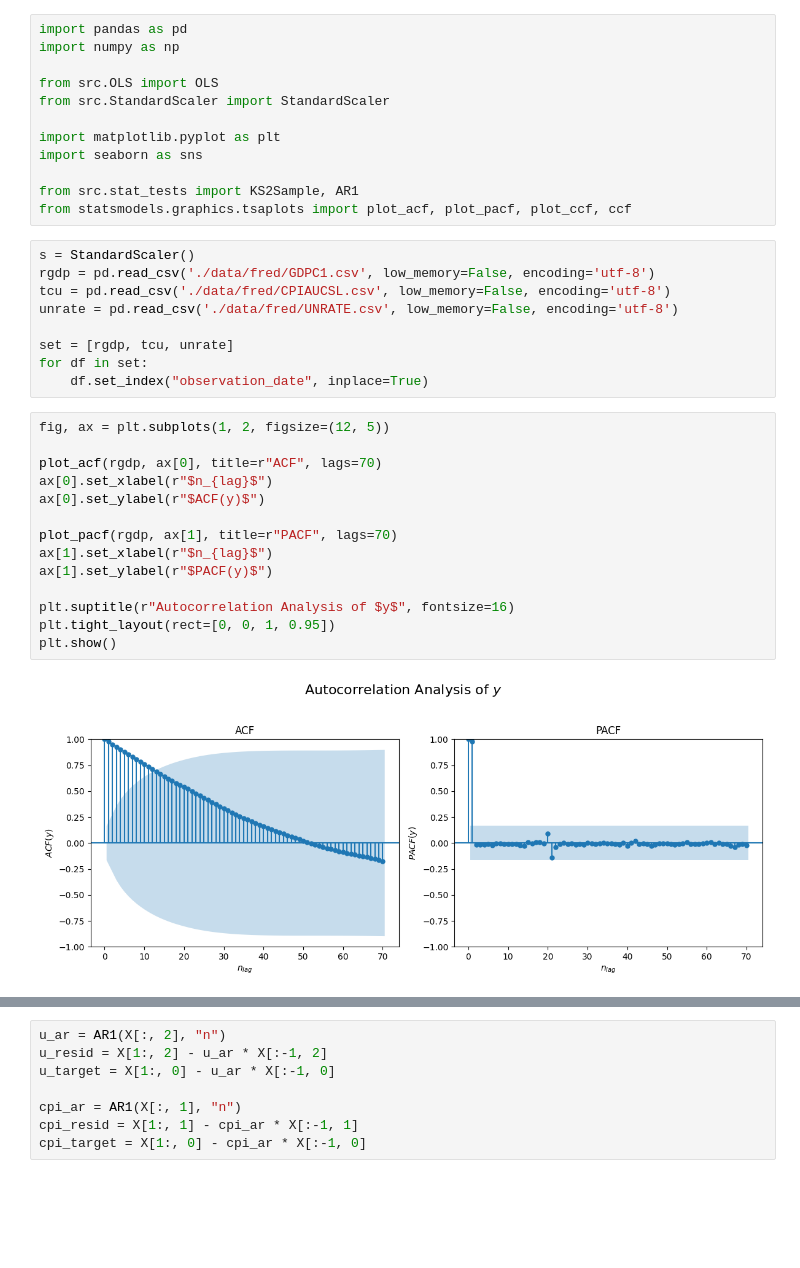
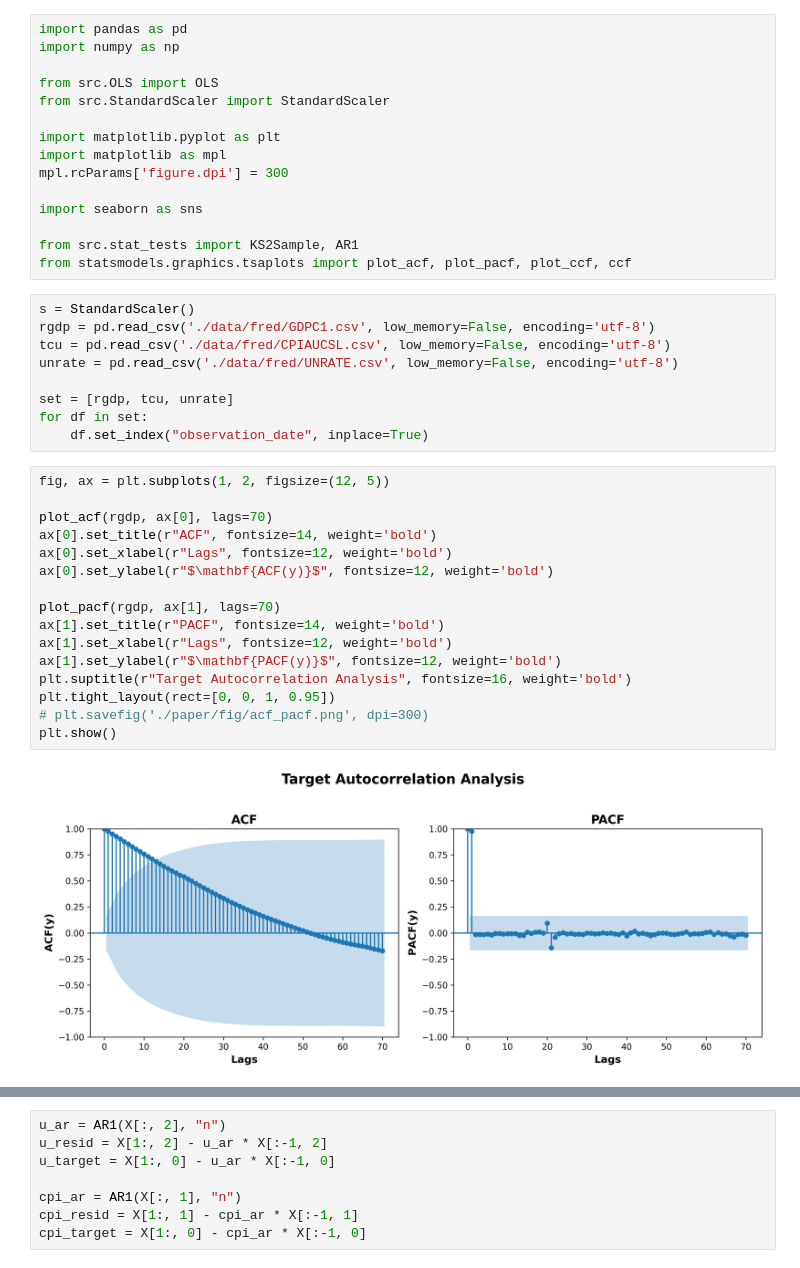
Before and after one commit to GongJr0/Econometrics2025-Project, a Jupyter notebook: main.ipynb, the cells around one changed output, grey strips where cells are left out. Cells and saved outputs as stored; diff of their text form; blank space fills up the shorter version.

```diff
--- a/main.ipynb
+++ b/main.ipynb
@@ -6,6 +6,9 @@ from src.OLS import OLS
 from src.StandardScaler import StandardScaler
 
 import matplotlib.pyplot as plt
+import matplotlib as mpl
+mpl.rcParams['figure.dpi'] = 300
+
 import seaborn as sns
 
 from src.stat_tests import KS2Sample, AR1
@@ -22,19 +25,21 @@ for df in set:
 # %%
 fig, ax = plt.subplots(1, 2, figsize=(12, 5))
 
-plot_acf(rgdp, ax[0], title=r"ACF", lags=70)
-ax[0].set_xlabel(r"$n_{lag}$")
-ax[0].set_ylabel(r"$ACF(y)$")
+plot_acf(rgdp, ax[0], lags=70)
+ax[0].set_title(r"ACF", fontsize=14, weight='bold')
+ax[0].set_xlabel(r"Lags", fontsize=12, weight='bold')
+ax[0].set_ylabel(r"$\mathbf{ACF(y)}$", fontsize=12, weight='bold')
 
-plot_pacf(rgdp, ax[1], title=r"PACF", lags=70)
-ax[1].set_xlabel(r"$n_{lag}$")
-ax[1].set_ylabel(r"$PACF(y)$")
-
-plt.suptitle(r"Autocorrelation Analysis of $y$", fontsize=16)
+plot_pacf(rgdp, ax[1], lags=70)
+ax[1].set_title(r"PACF", fontsize=14, weight='bold')
+ax[1].set_xlabel(r"Lags", fontsize=12, weight='bold')
+ax[1].set_ylabel(r"$\mathbf{PACF(y)}$", fontsize=12, weight='bold')
+plt.suptitle(r"Target Autocorrelation Analysis", fontsize=16, weight='bold')
 plt.tight_layout(rect=[0, 0, 1, 0.95])
+# plt.savefig('./paper/fig/acf_pacf.png', dpi=300)
 plt.show()
 # %% [output]
-[figure, old version]
+[figure, new version]
 # %%
 target = pd.Series(rgdp['GDPC1'])
 X = pd.concat([rgdp, tcu.loc[rgdp.index], unrate.loc[rgdp.index]], axis=1)
```
Also changed, not shown: parts of 3 cells of this notebook, 8 other files.
